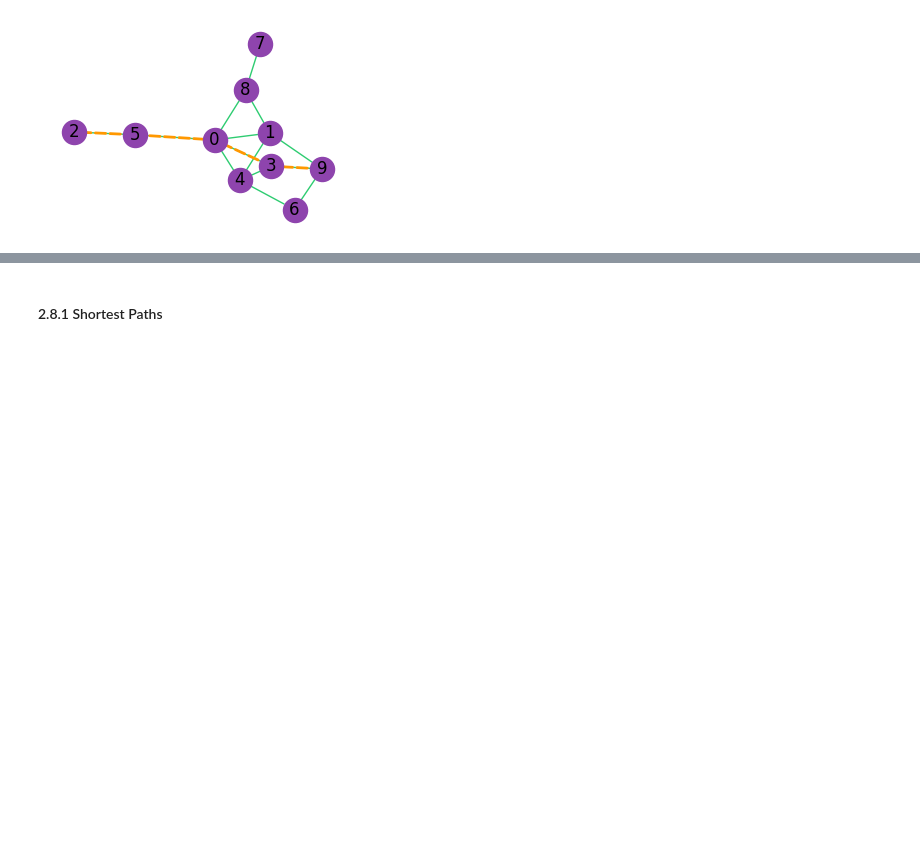
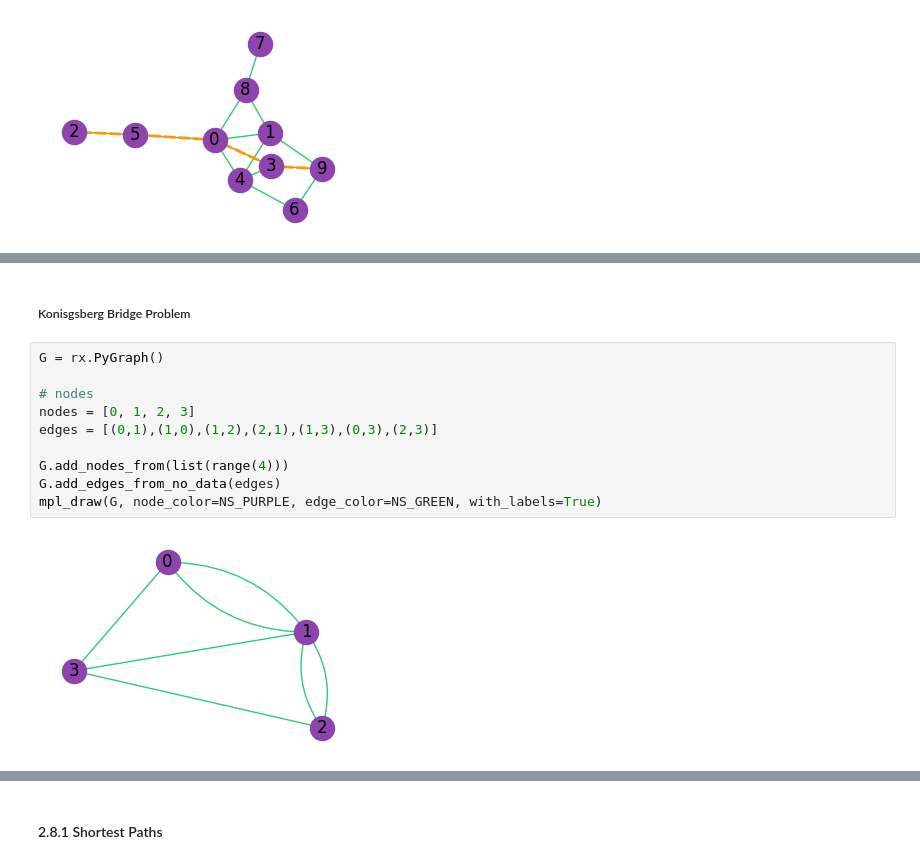
Before and after one commit to grogs84/networkscience, a Jupyter notebook: rChapter2.ipynb, the cells around one changed output, grey strips where cells are left out. Saved outputs shown, nothing was run; the diff lists cells and outputs as text; blank space fills up the shorter version.

```diff
--- a/rChapter2.ipynb
+++ b/rChapter2.ipynb
@@ -384,0 +423,14 @@ mpl_draw(sg_path, pos=layout)
+# %% [markdown]
+##### Konisgsberg Bridge Problem
+# %%
+G = rx.PyGraph()
+
+# nodes
+nodes = [0, 1, 2, 3]
+edges = [(0,1),(1,0),(1,2),(2,1),(1,3),(0,3),(2,3)]
+
+G.add_nodes_from(list(range(4)))
+G.add_edges_from_no_data(edges)
+mpl_draw(G, node_color=NS_PURPLE, edge_color=NS_GREEN, with_labels=True)
+# %% [output]
+[figure, added]
```
Also changed, not shown: parts of 29 cells of this notebook, 1 other file.
